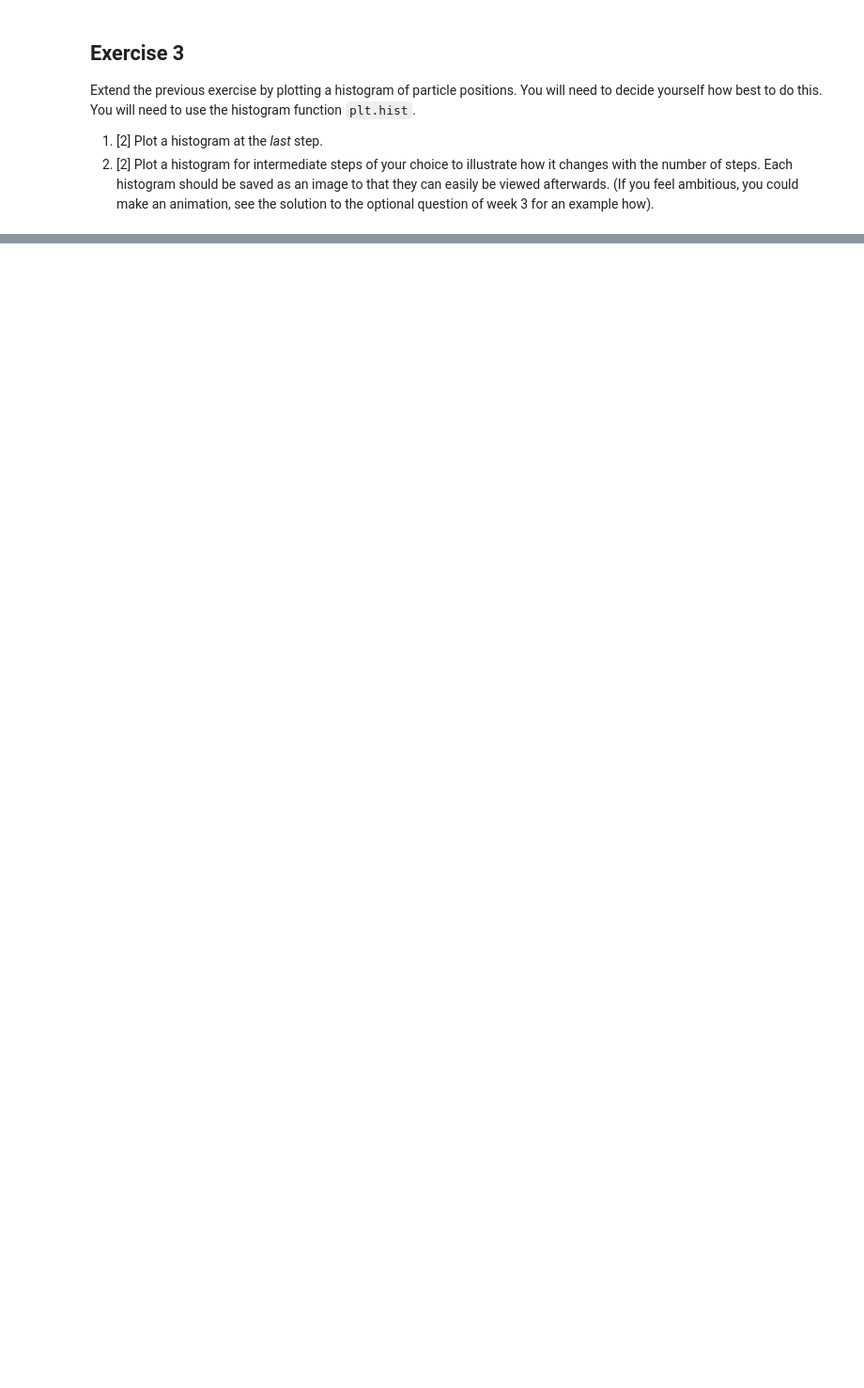
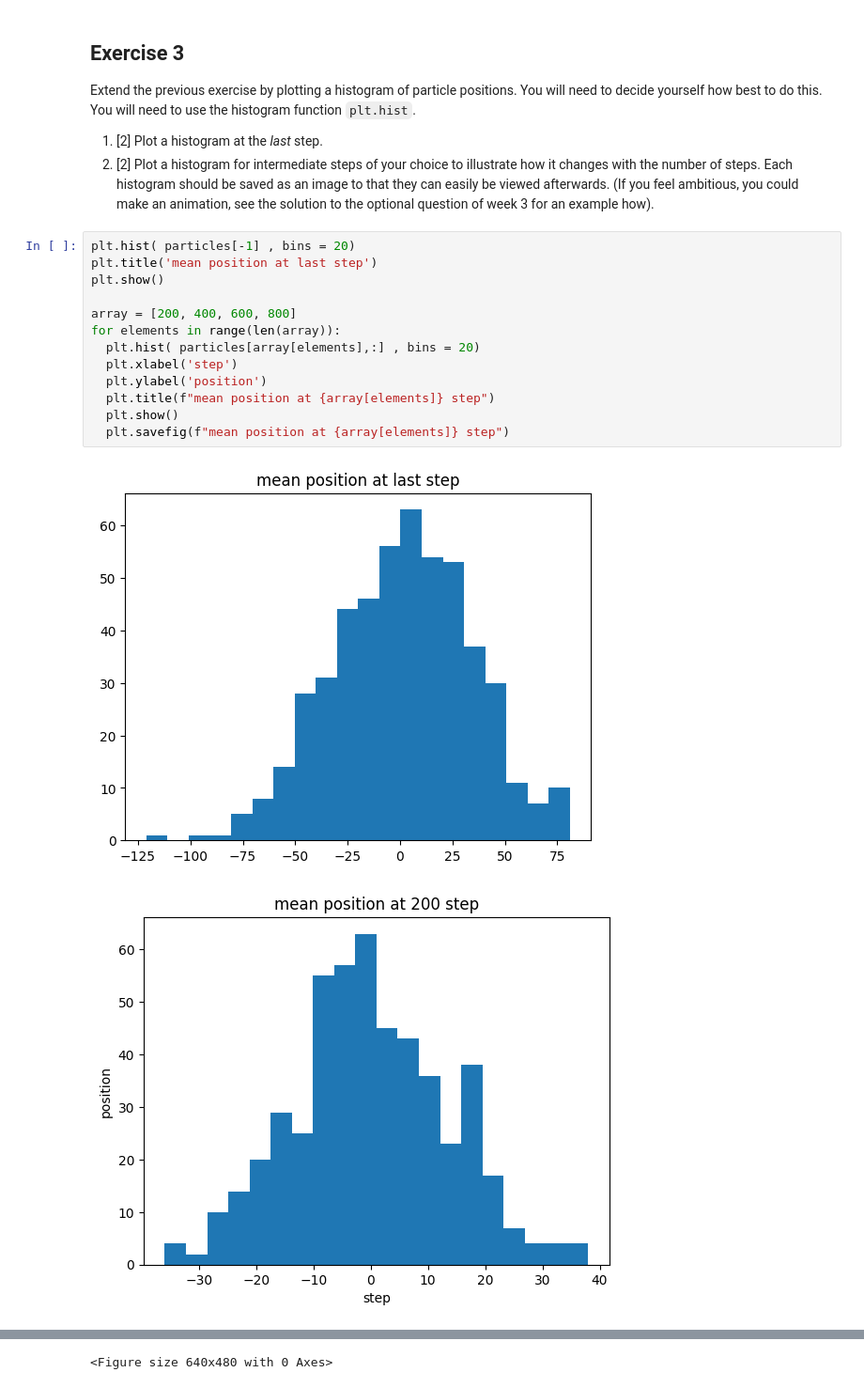
Before and after one commit to PX2145-2025/week-7-b-Williams-Carys, a Jupyter notebook: Random_walk.ipynb, the cells around one changed output, grey strips where cells are left out. Shown at 94% size. Drawn from its saved outputs; the diff is of its cells as text; blank space fills up the shorter version.

```diff
--- a/Random_walk.ipynb
+++ b/Random_walk.ipynb
@@ -163,3 +218,19 @@ Extend the previous exercise by plotting a histogram of particle positions. You
 
  1. [2] Plot a histogram at the _last_ step.
  2. [2] Plot a histogram for intermediate steps of your choice to illustrate how it changes with the number of steps. Each histogram should be saved as an image to that they can easily be viewed afterwards. (If you feel ambitious, you could make an animation, see the solution to the optional question of week 3 for an example how).
+# %%
+plt.hist( particles[-1] , bins = 20)
+plt.title('mean position at last step')
+plt.show()
+
+array = [200, 400, 600, 800]
+for elements in range(len(array)):
+  plt.hist( particles[array[elements],:] , bins = 20)
+  plt.xlabel('step')
+  plt.ylabel('position')
+  plt.title(f"mean position at {array[elements]} step")
+  plt.show()
+  plt.savefig(f"mean position at {array[elements]} step")
+# %% [output]
+[figure, added]
+[figure, added]
@@ -165,0 +240 @@ Extend the previous exercise by plotting a histogram of particle positions. You
+<Figure size 640x480 with 0 Axes>
```
Also changed, not shown: parts of 11 cells of this notebook.
